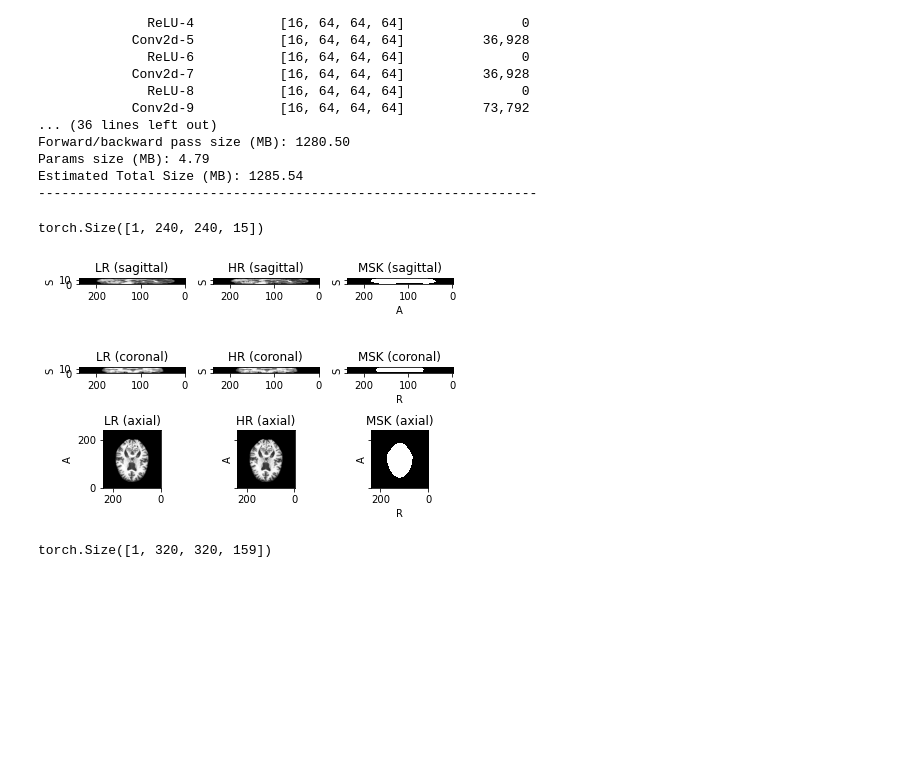
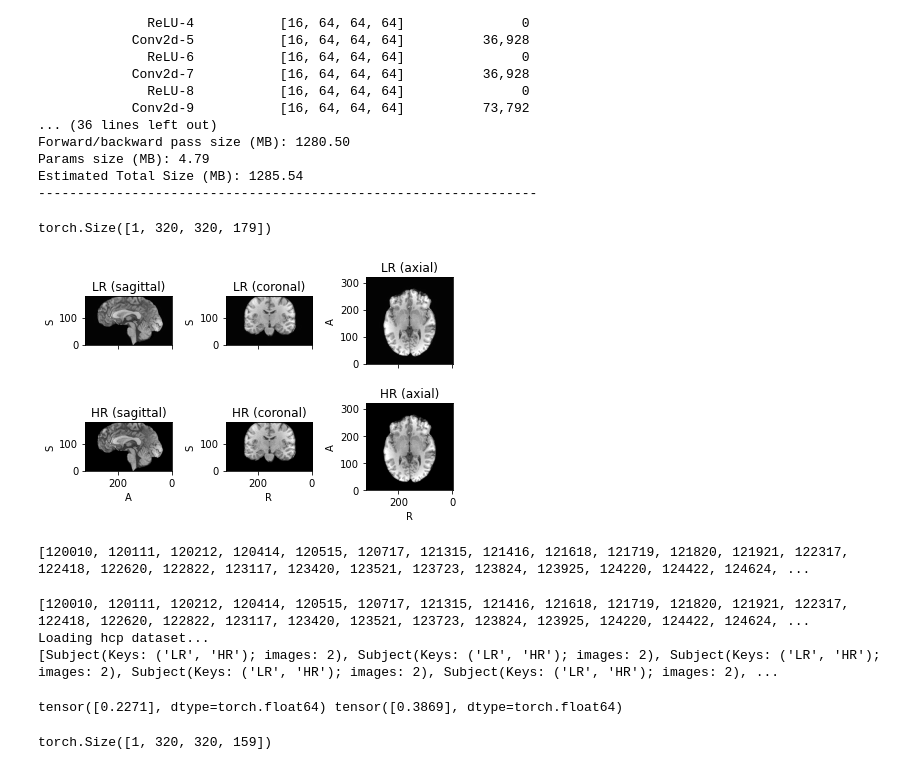
Before and after one commit to rienboonstoppel/SRGan, a Jupyter notebook: predict_multiple_ckpt.ipynb, the cells around one changed output. Saved outputs shown, nothing was run; the diff lists cells and outputs as text; code cells hidden in the pictures; blank space fills up the shorter version.

```diff
--- a/predict_multiple_ckpt.ipynb
+++ b/predict_multiple_ckpt.ipynb
@@ -66,13 +95,30 @@ Params size (MB): 4.79
 Estimated Total Size (MB): 1285.54
 ----------------------------------------------------------------
 # %%
-# img_real = RealImagePair(number=1, middle_slices=30, every_other=2)
-# print(img_real.subject()['LR'].data.shape)
-# real_subject = [img_real.subject()]
-# real_set = tio.SubjectsDataset(
-#     real_subject, transform=Normalize(std=std))
-#
-# real_set[0].plot()
+img_real = HCPImagePair(number=120010, middle_slices=None, every_other=1)
+print(img_real.subject()['LR'].data.shape)
+real_subject = [img_real.subject()]
+real_set = tio.SubjectsDataset(
+    real_subject, transform=Normalize(std=std))
+
+real_set[0].plot()
 # %% [output]
-torch.Size([1, 240, 240, 15])
+torch.Size([1, 320, 320, 179])
-[figure, old version]
+[figure, new version]
+# %%
+from glob import glob
+root_dir = 'data'
+
+path = root_dir + "/brain_real_t1w_mri/HCP/HR/"
+fnames = glob(path + "*.nii.gz")
+ids = sorted(list(map(int, [(fnames[i][-29:-23]) for i in range(len(fnames))])))
+print(ids)
+# %% [output]
+[120010, 120111, 120212, 120414, 120515, 120717, 121315, 121416, 121618, 121719, 121820, 121921, 122317, 122418, 122620, 122822, 123117, 123420, 123521, 123723, 123824, 123925, 124220, 124422, 124624, ...
+# %%
+hcp_data_list = hcp_data(middle_slices=None)
+print(hcp_data_list)
+# %% [output]
+[120010, 120111, 120212, 120414, 120515, 120717, 121315, 121416, 121618, 121719, 121820, 121921, 122317, 122418, 122620, 122822, 123117, 123420, 123521, 123723, 123824, 123925, 124220, 124422, 124624, ...
+Loading hcp dataset...
+[Subject(Keys: ('LR', 'HR'); images: 2), Subject(Keys: ('LR', 'HR'); images: 2), Subject(Keys: ('LR', 'HR'); images: 2), Subject(Keys: ('LR', 'HR'); images: 2), Subject(Keys: ('LR', 'HR'); images: 2), ...
@@ -79 +148,5 @@ torch.Size([1, 240, 240, 15])
+# %%
+print(mean, std)
+# %% [output]
+tensor([0.2271], dtype=torch.float64) tensor([0.3869], dtype=torch.float64)
 # %%
```
Also changed, not shown: parts of 15 cells of this notebook, 9 other files.
